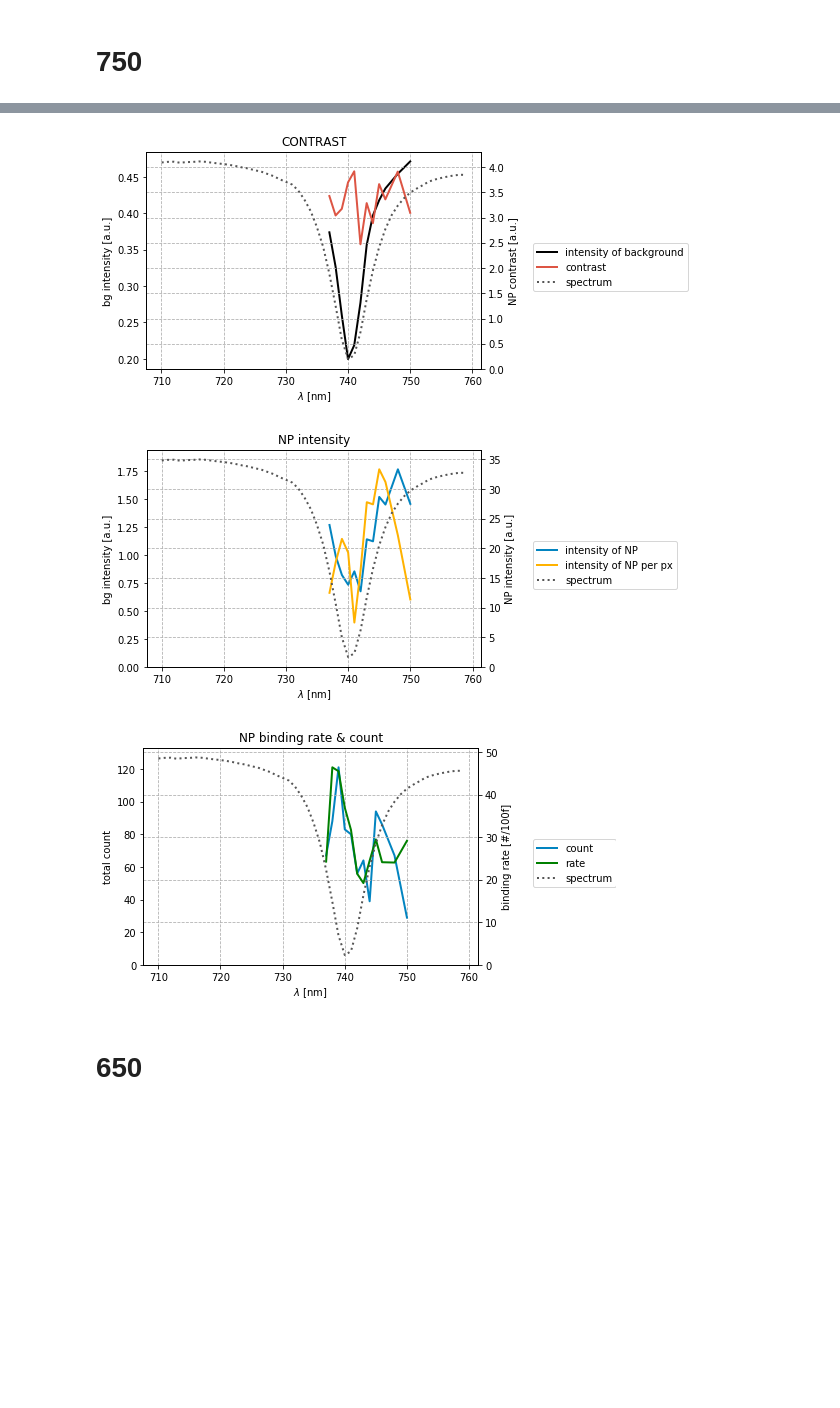
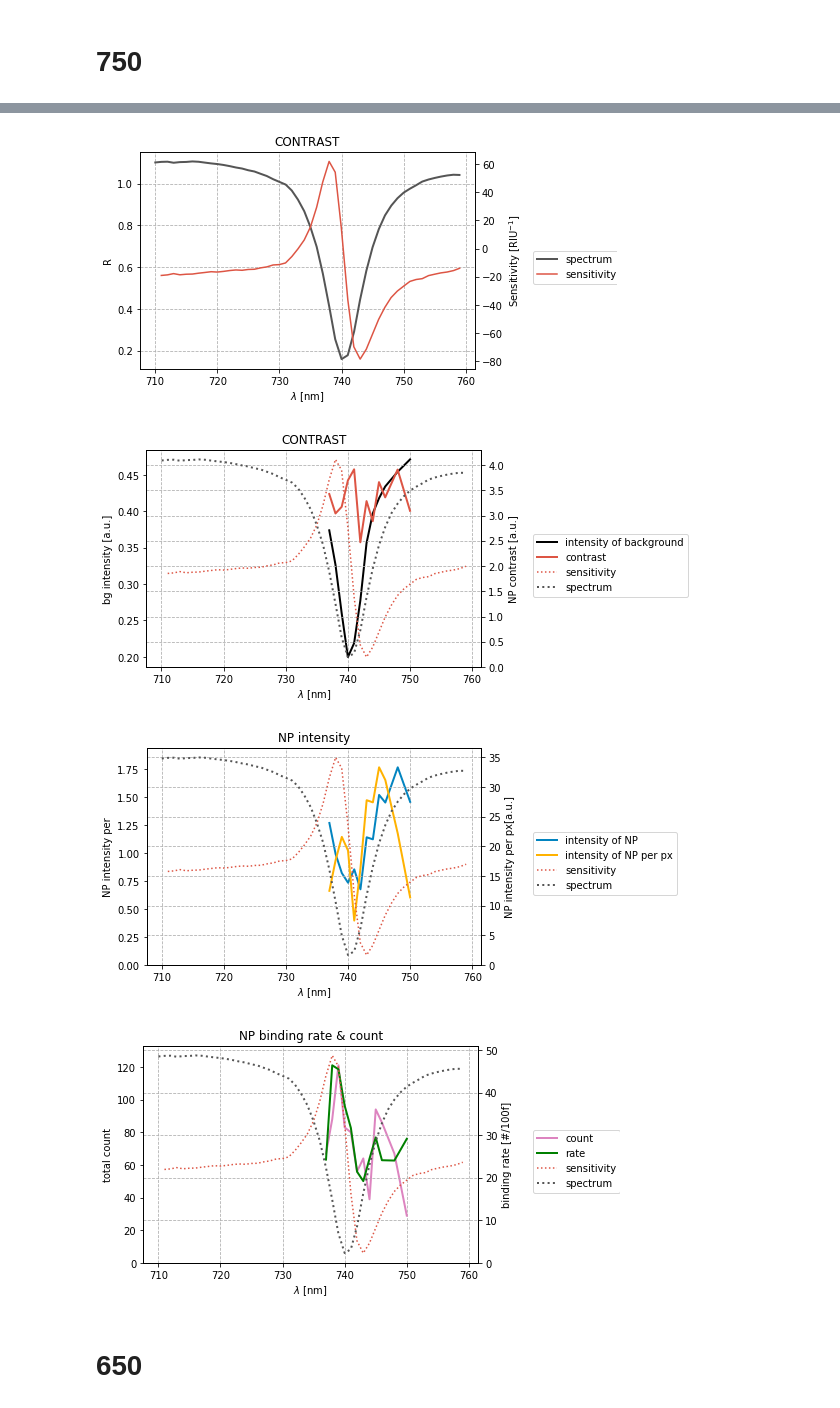
Before and after one commit to Yennda/spr_microscopy, a Jupyter notebook: database_plots.ipynb, the cells around one changed output, grey strips where cells are left out. Drawn from its saved outputs; the diff is of its cells as text; code cells hidden in the pictures; blank space fills up the shorter version.

```diff
--- a/database_plots.ipynb
+++ b/database_plots.ipynb
@@ -192,12 +234,14 @@ plot_rate(data, folder)
 # %%
 data, folder = data_about_master('L3')
+plot_spectrum(data, folder)
 plot_contrast(data, folder)
 plot_npi(data, folder)
 plot_rate(data, folder)
 # %% [output]
-[figure, old version]
+[figure, new version]
-[figure, old version]
+[figure, new version]
-[figure, old version]
+[figure, new version]
+[figure, added]
 # %% [markdown]
 # 650
 # %%
```
Also changed, not shown: parts of 6 cells of this notebook.
